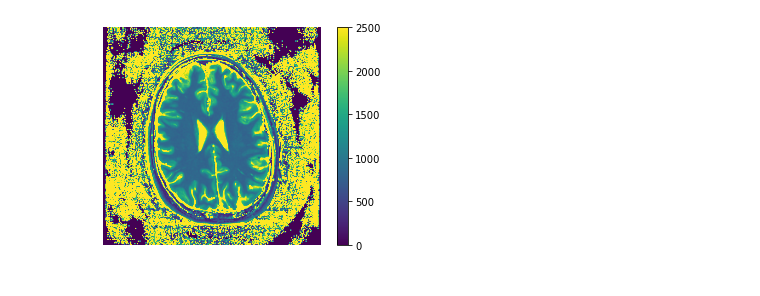
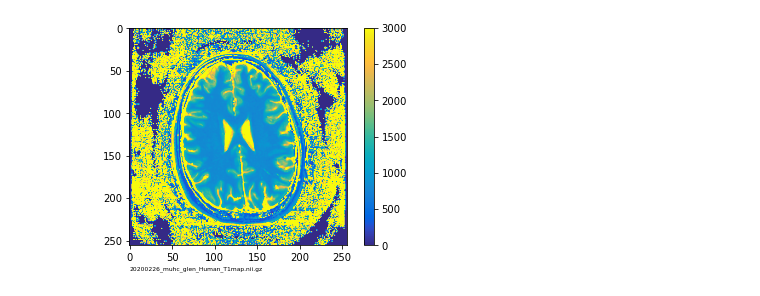
Before and after one commit to rrsg2020/analysis, a Jupyter notebook: plots_raw_T1map_human.ipynb, the cells around one changed output. Saved outputs shown, nothing was run; the diff lists cells and outputs as text; code cells hidden in the pictures.

Commit message:
Add labels to plots

```diff
--- a/plots_raw_T1map_human.ipynb
+++ b/plots_raw_T1map_human.ipynb
@@ -33,9 +17,9 @@ configFile = Path('configs/3T_human_T1maps.json')
 data_folder_name = '3T_human_T1maps'
 # %%
 fig = plt.figure()
-
+fig.set_facecolor("w")
 vmin = 0
-vmax = 2500
+vmax = 3000
 
 with open(configFile) as json_file:
     configJson = json.load(json_file)
@@ -60,19 +44,20 @@ for dataset_name in configJson:
                 dims = t1_volume.shape
 
                 if (len(dims) == 2) or (np.min(dims) == 1):
-                    im = plt.imshow(np.rot90(t1_volume), animated=True, vmin = vmin, vmax = vmax)
+                    im = plt.imshow(np.rot90(t1_volume), cmap=parula_map, animated=True, vmin = vmin, vmax = vmax)
                 else:
                     index_smallest_dim = np.argmin(dims)
                     numberOfSlices = dims[index_smallest_dim]
                     midSlice = int(np.round(numberOfSlices/2))
 
                     if index_smallest_dim == 0:
-                        im = plt.imshow(np.rot90(np.squeeze(t1_volume[midSlice,:,:])), animated=True, vmin = vmin, vmax = vmax)
+                        im = plt.imshow(np.rot90(np.squeeze(t1_volume[midSlice,:,:])), cmap=parula_map, animated=True, vmin = vmin, vmax = vmax)
                     elif index_smallest_dim == 1:
-                        im = plt.imshow(np.rot90(np.squeeze(t1_volume[:,midSlice,:])), animated=True, vmin = vmin, vmax = vmax)
+                        im = plt.imshow(np.rot90(np.squeeze(t1_volume[:,midSlice,:])), cmap=parula_map, animated=True, vmin = vmin, vmax = vmax)
                     elif index_smallest_dim == 2:
-                        im = plt.imshow(np.rot90(np.squeeze(t1_volume[:,:,midSlice])), animated=True, vmin = vmin, vmax = vmax)
-                ims.append([im])
+                        im = plt.imshow(np.rot90(np.squeeze(t1_volume[:,:,midSlice])), cmap=parula_map, animated=True, vmin = vmin, vmax = vmax)
+                ttl = plt.text(0, 280, Path(t1_file).name, fontsize=6, horizontalalignment='left', verticalalignment='top')
+                ims.append([im, ttl])
 
     # Increment dataset ID counter
     id = id + 1
@@ -80,11 +65,8 @@ for dataset_name in configJson:
     # Reset subdataset ID counter
     subid = 1
 
-plt.axis('off')
 plt.colorbar()
 plt.clim(vmin,vmax)
-ani = animation.ArtistAnimation(fig, ims, interval=500, blit=True,repeat_delay=1000)
-ani.save('dynamic_images.mov', dpi=100)
-
-Video('dynamic_images.mov')
+ani = animation.ArtistAnimation(fig, ims, interval=500, blit=False,repeat_delay=1000)
+ani.save('Human.gif', dpi=100, writer='imagemagick')
 # %% [output]
@@ -92 +73 @@ Video('dynamic_images.mov')
-[figure, old version]
+[figure, new version]
```
Also changed, not shown: parts of 3 cells of this notebook, 3 other files.
